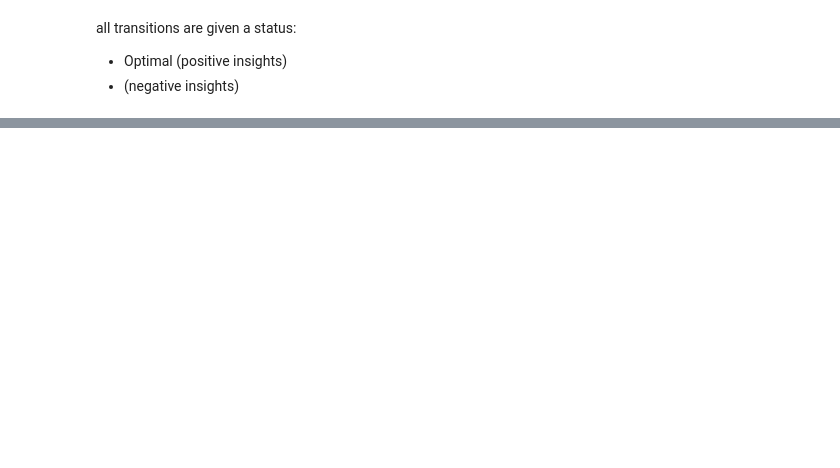
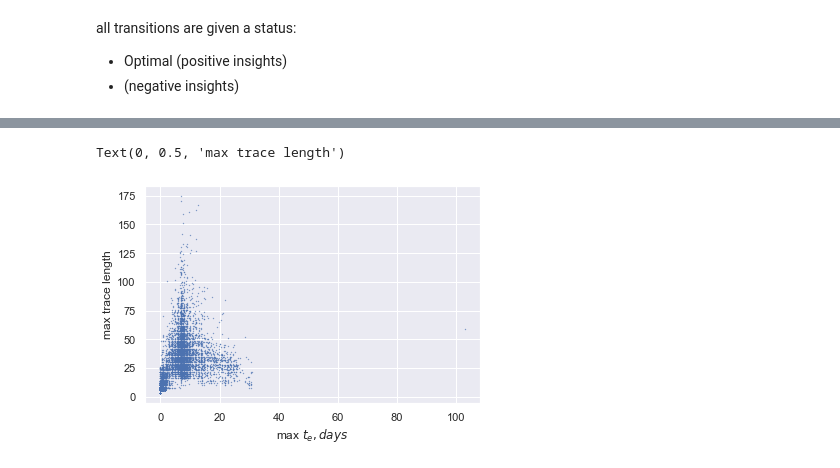
Before and after one commit to lemikhovalex/rl4pm, a Jupyter notebook: 00_visualization.ipynb, the cells around one changed output, grey strips where cells are left out. Drawn from its saved outputs; the diff is of its cells as text; code cells hidden in the pictures; blank space fills up the shorter version.

Commit message:
te and rtace length analysys

```diff
--- a/00_visualization.ipynb
+++ b/00_visualization.ipynb
@@ -298,0 +268,14 @@ painter.show()
+# %%
+traces_te_max = {}
+traces_len = {}
+for t_id in df_preprocessed['trace_id'].values:
+    _d = df_preprocessed[df_preprocessed['trace_id'] == t_id]
+    traces_len[t_id] = _d.shape[0]
+    traces_te_max[t_id] = _d['te'].max()
+# %%
+plt.scatter(np.array(list(traces_te_max.values())) / 3600 / 24, traces_len.values(), s=0.1)
+plt.xlabel('max $t_e, days$')
+plt.ylabel('max trace length')
+# %% [output]
+Text(0, 0.5, 'max trace length')
+[figure, added]
```
Also changed, not shown: parts of 10 cells of this notebook.
